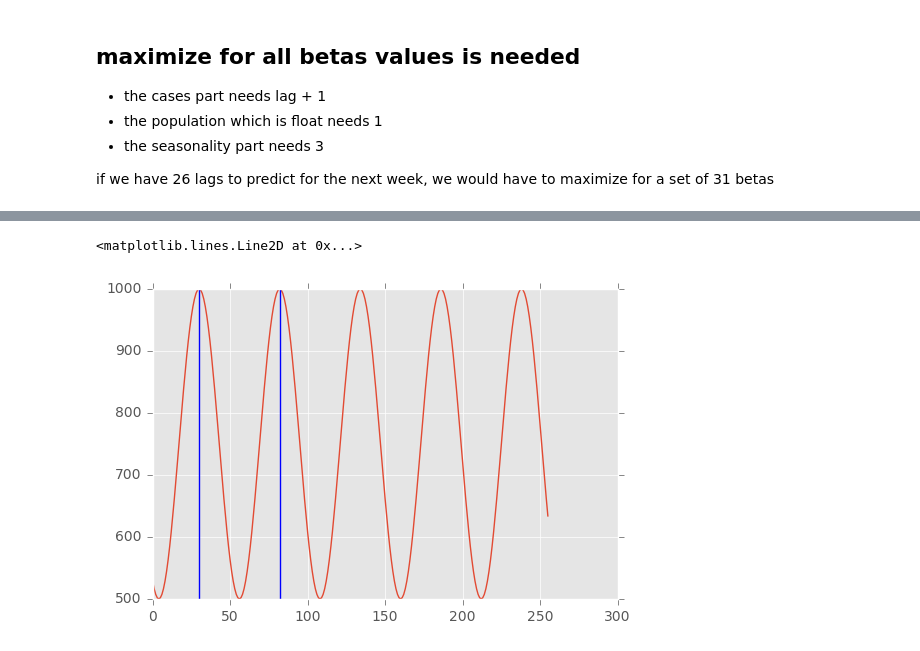
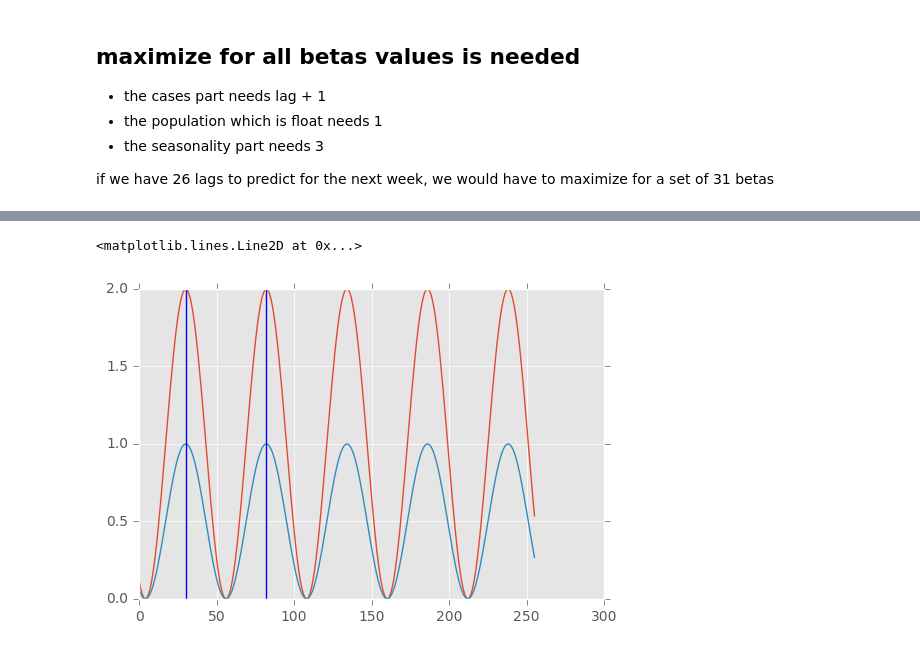
Before and after one commit to johnnycs/dengue-prediction, a Jupyter notebook: Seasonal Logistic Function.ipynb, the cells around one changed output, grey strips where cells are left out. Drawn from its saved outputs; the diff is of its cells as text; code cells hidden in the pictures.

Commit message:
added seasonality and compared them

```diff
--- a/Seasonal Logistic Function.ipynb
+++ b/Seasonal Logistic Function.ipynb
@@ -61,10 +65,10 @@ if we have 26 lags to predict for the next week, we would have to maximize for a
 from scipy.special import expit
 from scipy.optimize import fmin, minimize
 
-LAG = 26
+LAG = 52
 W_CASE = LAG + 1
 W_POP = 1
-W_SEASON = 2
+W_SEASON = 4
 BETAS_SET = W_POP + W_CASE + W_SEASON # addition of ALL_WS betas
 
 # starting point of phi should be 30,
@@ -74,10 +78,13 @@ def season(w,x):
 #     pi = np.math.pi
 #     sine = np.math.sin((pi*x)/float(52))
 #     return w[-2]*(sine) + w[-2]
-    inside = (w[-3]*x - w[-2])
+    pi = np.math.pi
+    period = w[-3]
+    shift_phase = (w[-2]*pi)/52.
+    inside = (period*x - shift_phase)
     cosine_sq = np.math.cos(inside)**2
 #     return w[-4]*cosine_sq
-    return cosine_sq
+    return (cosine_sq) + w[-4]
 
 def theta(w,y):
     pad_y = np.concatenate(([1],np.array(y)))
@@ -93,12 +100,13 @@ def cost(w):
         real_case = np.log(train[week_no+W_CASE])
         predicted_case = guess(w,week_no,train[week_no:week_no+LAG])
         ret += (real_case - predicted_case)**2
-    print ret/float(len(train))
+#     print ret/float(len(train))
     return ret/float(len(train))
 
 pi = np.math.pi
-seasonality_starters = [1500.,(pi),(pi / 52.)] #[1500.,(pi/50),(20*pi / 52.)] # [pop,period,peak]
+pop_starter = np.log(3000.)
+seasonality_starters = [0,0,30] #[1500.,(pi/50),(20*pi / 52.)] # [amplitude,constant,period,phase]
 arr = np.array([0.]*W_CASE) # 27 betas
-arr = np.append(arr,seasonality_starters) # 30 betas
-arr = np.append(arr,pop_starter) # 31 betas
+arr = np.append(arr,seasonality_starters) # 31 betas
+arr = np.append(arr,pop_starter) # 32 betas
 w = minimize(cost,arr)
@@ -137,7 +135,7 @@ array([ -2.08454140e+00,  -1.32660715e-04,   4.93710843e-05,
 # %%
-NWEEKS = 26
+NWEEKS = 52
 
-nweek_to_predict = [1,2,4]
+nweek_to_predict = [1,2,4,8,12]
 
 def n_week_ahead(array_x,weeks_ahead):
 
@@ -148,6 +146,7 @@ def n_week_ahead(array_x,weeks_ahead):
         arr = np.append(arr[1:],theta)
     return theta
 
+all_predictions = []
 for i in nweek_to_predict:
     N = NWEEKS + (i - 1)
     tmp = []
@@ -155,6 +154,8 @@ for i in nweek_to_predict:
         initial_arr = test[j:j+NWEEKS]
         tmp.append(n_week_ahead(initial_arr,i))
 
-    title = 'Dengue Prediction 26 lags: %d weeks ahead'%i
-    make_line(NWEEKS+i,test,tmp,title,"# week starting 2011","cases")
-    break
+    to_start = [0]*(NWEEKS+i)
+    zeros_st = np.concatenate((to_start,tmp))
+    all_predictions.append(zeros_st)
+#     title = 'Dengue Prediction %d lags: %d weeks ahead'%(NWEEKS,i)
+#     make_line(NWEEKS+i,test,tmp,title,"# week starting 2011","cases")
@@ -183,16 +192,22 @@ tmp
 # %%
-def trial(wk_no):
+def trial01(wk_no):
+    period = np.math.pi / 26
+    inside = (period*wk_no) - ((30*np.math.pi / 26.))
+    return np.math.cos(inside) + 1
+
+def trial02(wk_no):
     period = np.math.pi / 52
     inside = (period*wk_no) - (30*np.math.pi / 52.)
     cosine_sq = np.math.cos(inside)**2
     return cosine_sq
 
 idx = [i for i in range(128*2)]
-idy = [trial(i) for i in idx]
+idy = [trial01(i) for i in idx]
+idyy = [trial02(i) for i in idx]
 
-plt.plot(idx,idy)
+plt.plot(idx,idy,idx,idyy)
 plt.axvline(30)
 plt.axvline(82)
 # %% [output]
 <matplotlib.lines.Line2D at 0x...>
-[figure, old version]
+[figure, new version]
```
Also changed, not shown: parts of 9 cells of this notebook, 1 other file.
